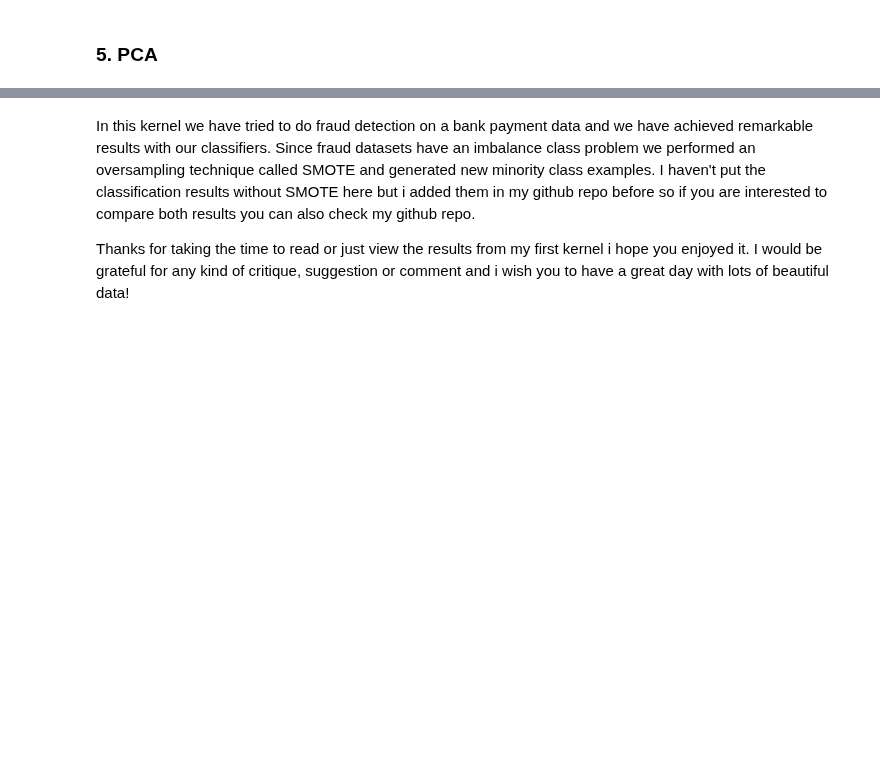
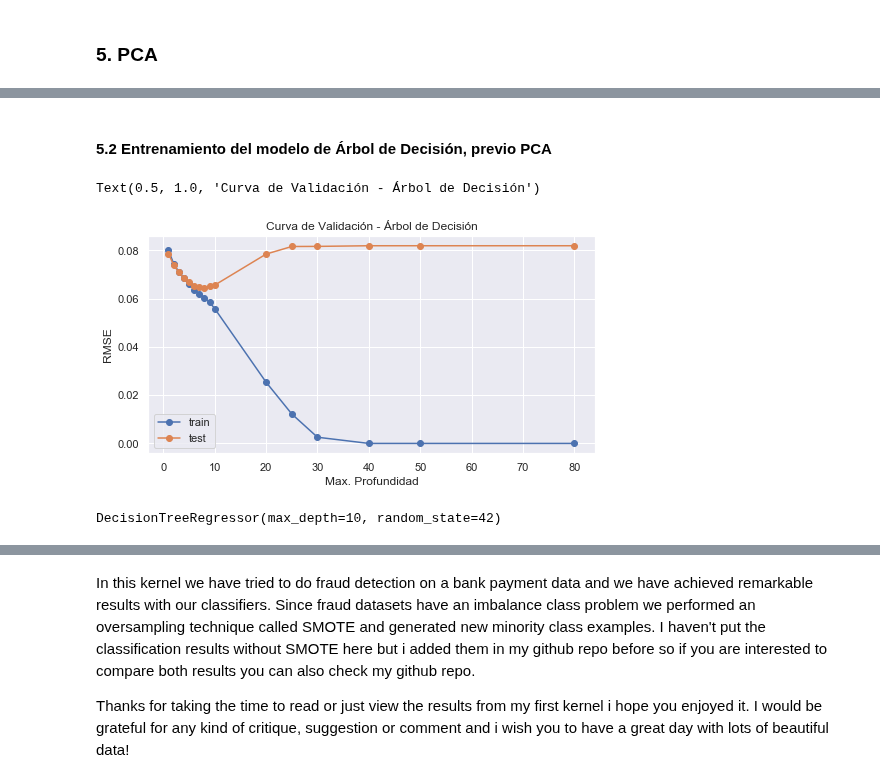
Before and after one commit to alseveso/AcamicaDS, a Jupyter notebook: Proyecto 4/Proyecto 04_Alejandra Seveso.ipynb, the cells around one changed output, grey strips where cells are left out. Cells and saved outputs as stored; diff of their text form; code cells hidden in the pictures; blank space fills up the shorter version.

```diff
--- a/Proyecto 4/Proyecto 04_Alejandra Seveso.ipynb
+++ b/Proyecto 4/Proyecto 04_Alejandra Seveso.ipynb
@@ -600,0 +707,7 @@ XGBoost_CLF.feature_importances_
+# %%
+from sklearn.decomposition import PCA
+
+pca = PCA(n_components=2)
+X_pca = pca.fit_transform(X_escalado)
+print("original shape:   ", X.shape)
+print("transformed shape:", X_pca.shape)
@@ -600,0 +728,46 @@ XGBoost_CLF.feature_importances_
+# %% [markdown]
+#### 5.2 Entrenamiento del modelo de Árbol de Decisión, previo PCA
+# %%
+from sklearn.model_selection import train_test_split
+
+X_train, X_test, y_train, y_test = train_test_split(X_pca, y, test_size=0.30, random_state=10)
+# %%
+from sklearn.tree import DecisionTreeRegressor
+from sklearn.metrics import mean_squared_error
+
+lista_rmse_train_dt = []
+lista_rmse_test_dt = []
+
+max_depths = [1,2,3,4,5,6,7,8,9,10,20,25,30,40,50,80]
+
+for max_depth in max_depths:
+
+    # Se define el modelo con la profundidad deseada
+    tree_regressor = DecisionTreeRegressor(max_depth = max_depth, random_state=10)
+
+    tree_regressor.fit(X_train, y_train)
+
+    y_train_pred = tree_regressor.predict(X_train)
+    rmse_train = np.sqrt(mean_squared_error(y_train, y_train_pred))
+
+    y_test_pred = tree_regressor.predict(X_test)
+    rmse_test = np.sqrt(mean_squared_error(y_test, y_test_pred))
+
+    lista_rmse_train_dt.append(rmse_train)
+    lista_rmse_test_dt.append(rmse_test)
+# %%
+plt.figure(figsize = (8,4))
+plt.plot(max_depths, lista_rmse_train_dt,'o-',label='train' )
+plt.plot(max_depths, lista_rmse_test_dt,'o-',label='test')
+plt.legend()
+plt.xlabel("Max. Profundidad")
+plt.ylabel("RMSE")
+plt.title('Curva de Validación - Árbol de Decisión')
+# %% [output]
+Text(0.5, 1.0, 'Curva de Validación - Árbol de Decisión')
+[figure, added]
+# %%
+regresor = DecisionTreeRegressor(max_depth=10, random_state=42)
+regresor.fit(X_train,y_train)
+# %% [output]
+DecisionTreeRegressor(max_depth=10, random_state=42)
```
Also changed, not shown: parts of 58 cells of this notebook.
